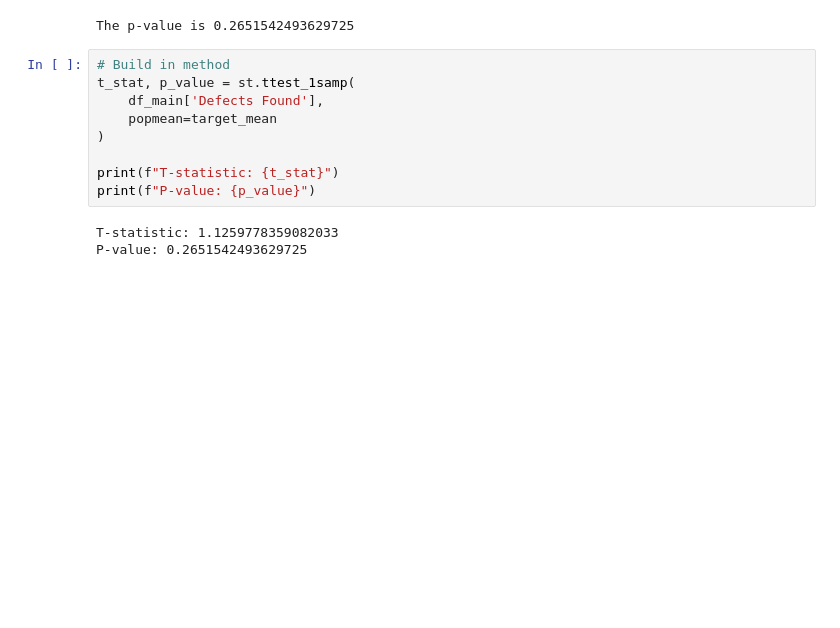
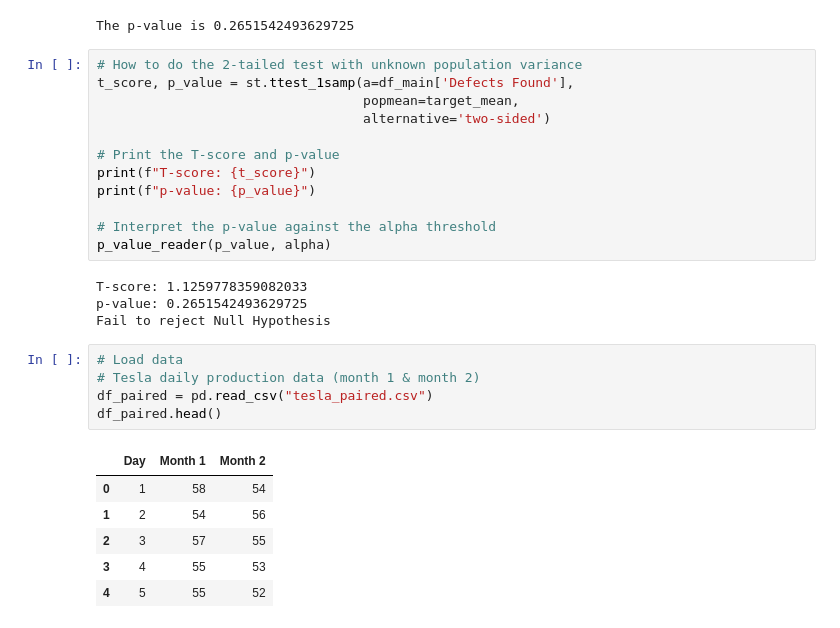
Before and after one commit to dthunn/python-statistics-, a Jupyter notebook: hypothesis_testing/hypothesis_testing.ipynb, the cells around one changed output. Saved outputs shown, nothing was run; the diff lists cells and outputs as text; blank space fills up the shorter version.

```diff
--- a/hypothesis_testing/hypothesis_testing.ipynb
+++ b/hypothesis_testing/hypothesis_testing.ipynb
@@ -118,14 +118,30 @@ print(f"The p-value is {p_value}")
 # %% [output]
 The p-value is 0.2651542493629725
 # %%
-# Build in method
-t_stat, p_value = st.ttest_1samp(
-    df_main['Defects Found'],
-    popmean=target_mean
-)
+# How to do the 2-tailed test with unknown population variance
+t_score, p_value = st.ttest_1samp(a=df_main['Defects Found'],
+                                  popmean=target_mean,
+                                  alternative='two-sided')
 
-print(f"T-statistic: {t_stat}")
-print(f"P-value: {p_value}")
+# Print the T-score and p-value
+print(f"T-score: {t_score}")
+print(f"p-value: {p_value}")
+
+# Interpret the p-value against the alpha threshold
+p_value_reader(p_value, alpha)
 # %% [output]
-T-statistic: 1.1259778359082033
-P-value: 0.2651542493629725
+T-score: 1.1259778359082033
+p-value: 0.2651542493629725
+Fail to reject Null Hypothesis
+# %%
+# Load data
+# Tesla daily production data (month 1 & month 2)
+df_paired = pd.read_csv("tesla_paired.csv")
+df_paired.head()
+# %% [output]
+|  | Day | Month 1 | Month 2 |
+| 0 | 1 | 58 | 54 |
+| 1 | 2 | 54 | 56 |
+| 2 | 3 | 57 | 55 |
+| 3 | 4 | 55 | 53 |
+| 4 | 5 | 55 | 52 |
```
Also changed, not shown: parts of 24 cells of this notebook.
